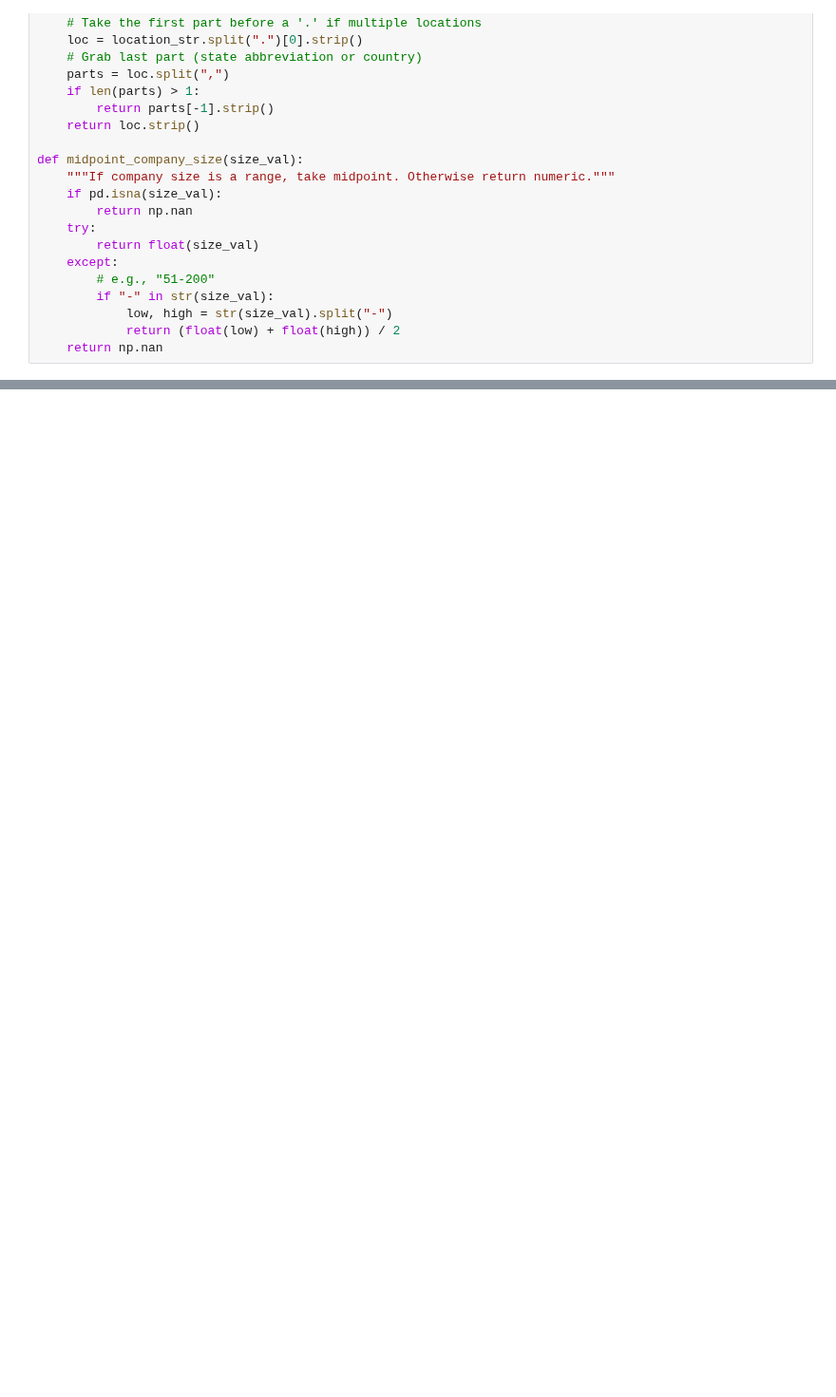
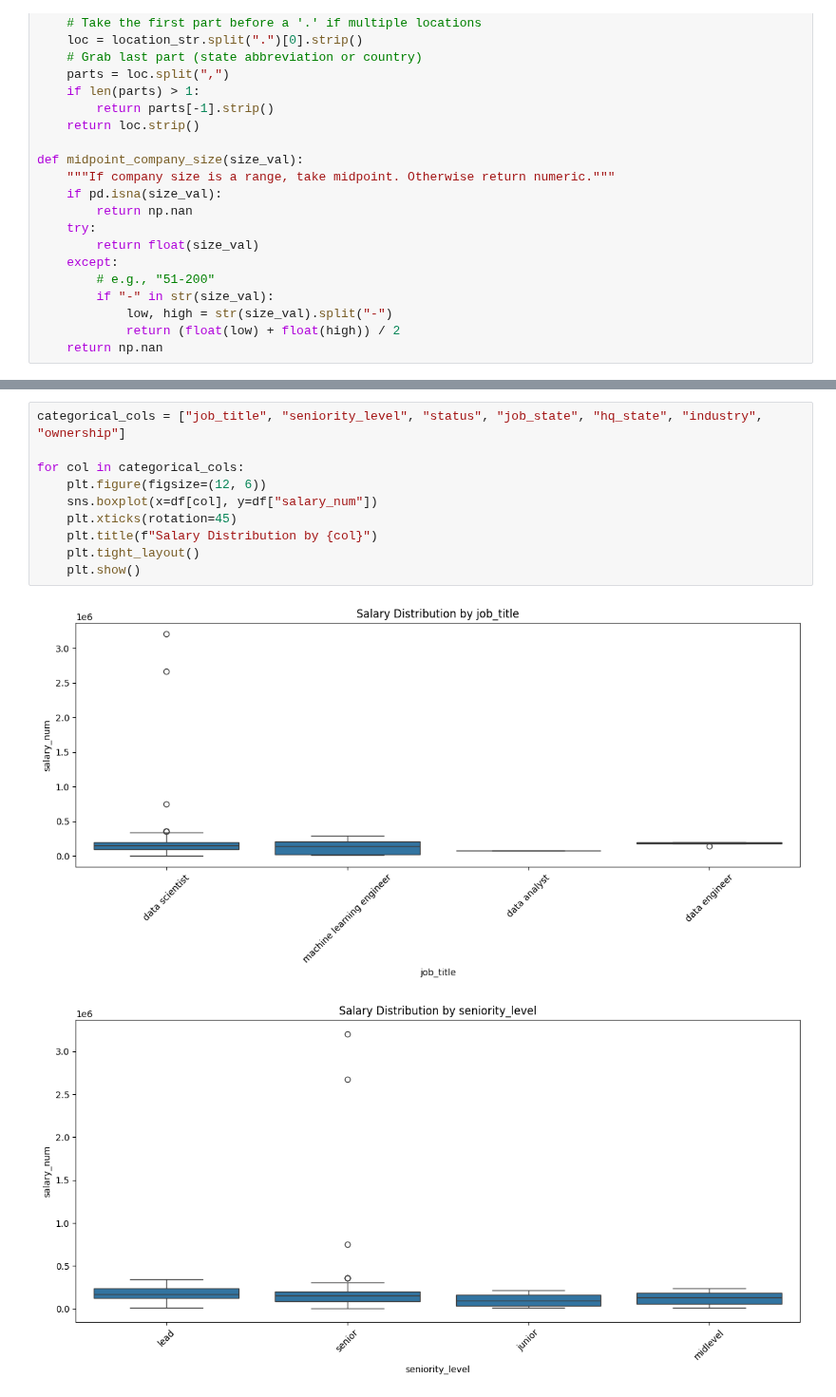
Before and after one commit to IanTaiAhn/econ6550, a Jupyter notebook: colab_assignments/Google_Colab_Assignment_8.ipynb, the cells around one changed output, grey strips where cells are left out. Shown at 95% size. Saved outputs shown, nothing was run; the diff lists cells and outputs as text; blank space fills up the shorter version.

```diff
--- a/colab_assignments/Google_Colab_Assignment_8.ipynb
+++ b/colab_assignments/Google_Colab_Assignment_8.ipynb
@@ -265,0 +277,13 @@ Model trained without NaNs 🚀
+# %%
+categorical_cols = ["job_title", "seniority_level", "status", "job_state", "hq_state", "industry", "ownership"]
+
+for col in categorical_cols:
+    plt.figure(figsize=(12, 6))
+    sns.boxplot(x=df[col], y=df["salary_num"])
+    plt.xticks(rotation=45)
+    plt.title(f"Salary Distribution by {col}")
+    plt.tight_layout()
+    plt.show()
+# %% [output]
+[figure, added]
+[figure, added]
```
Also changed, not shown: parts of 16 cells of this notebook.
